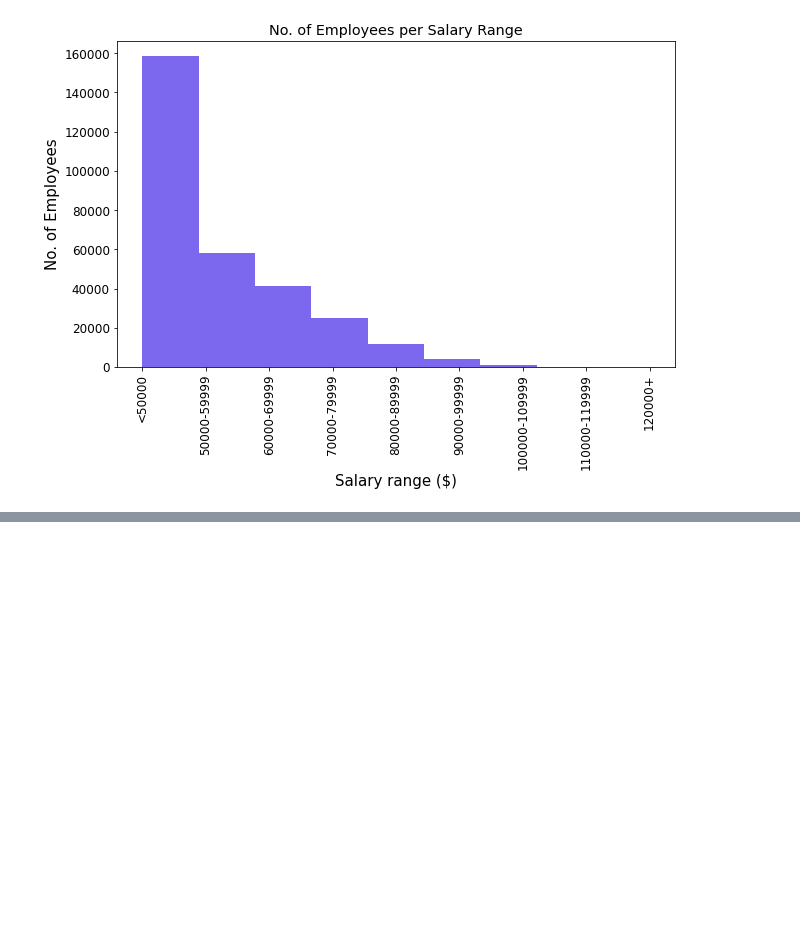
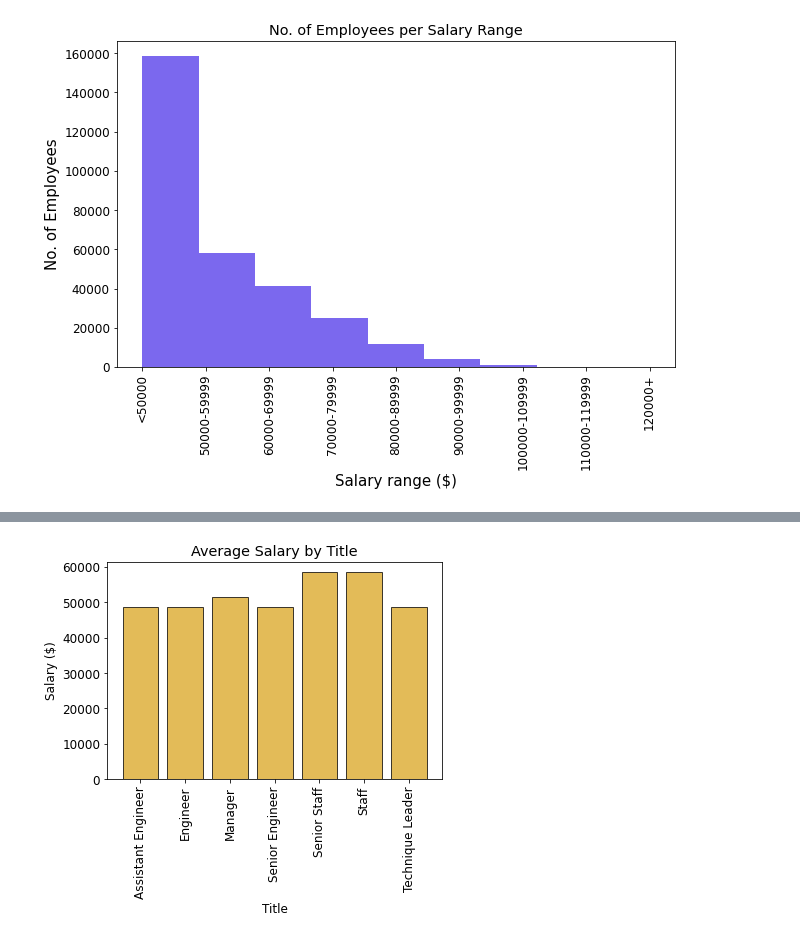
Before and after one commit to LP-116/sql-challenge, a Jupyter notebook: salary_analysis.ipynb, the cells around one changed output, grey strips where cells are left out. Saved outputs shown, nothing was run; the diff lists cells and outputs as text; code cells hidden in the pictures; blank space fills up the shorter version.

```diff
--- a/salary_analysis.ipynb
+++ b/salary_analysis.ipynb
@@ -89,3 +89,6 @@ plt.ylabel("No. of Employees", fontsize = 15)
 plt.show();
 # %% [output]
 [figure]
+# %%
+title_data = pd.read_sql("SELECT * FROM titles", connection)
+title_data.head()
@@ -91,0 +102,5 @@ plt.show();
+# %%
+title_data = title_data.rename(columns={"title_id":"emp_title_id"})
+# %%
+all_data = pd.merge(combined_data, title_data, on="emp_title_id")
+all_data.head()
@@ -91,0 +114,6 @@ plt.show();
+# %%
+title_group = all_data.groupby(["title"])
+
+avg_salary = title_group["salary"].mean().round(2)
+avg_salary_data = avg_salary.reset_index()
+avg_salary_data
@@ -91,0 +129,20 @@ plt.show();
+# %%
+title_list = avg_salary_data["title"]
+
+y_axis = avg_salary_data["salary"]
+
+x_axis = np.arange(0, len(title_list))
+tick_locations = []
+
+for x in x_axis:
+    tick_locations.append(x)
+
+plt.title("Average Salary by Title")
+plt.xlabel("Title")
+plt.ylabel("Salary ($)")
+
+plt.bar(x_axis, y_axis, facecolor="goldenrod", alpha=0.75, align="center", edgecolor="black")
+plt.xticks(tick_locations, title_list, rotation=90)
+plt.show()
+# %% [output]
+[figure, added]
```
Also changed, not shown: parts of 3 cells of this notebook.
